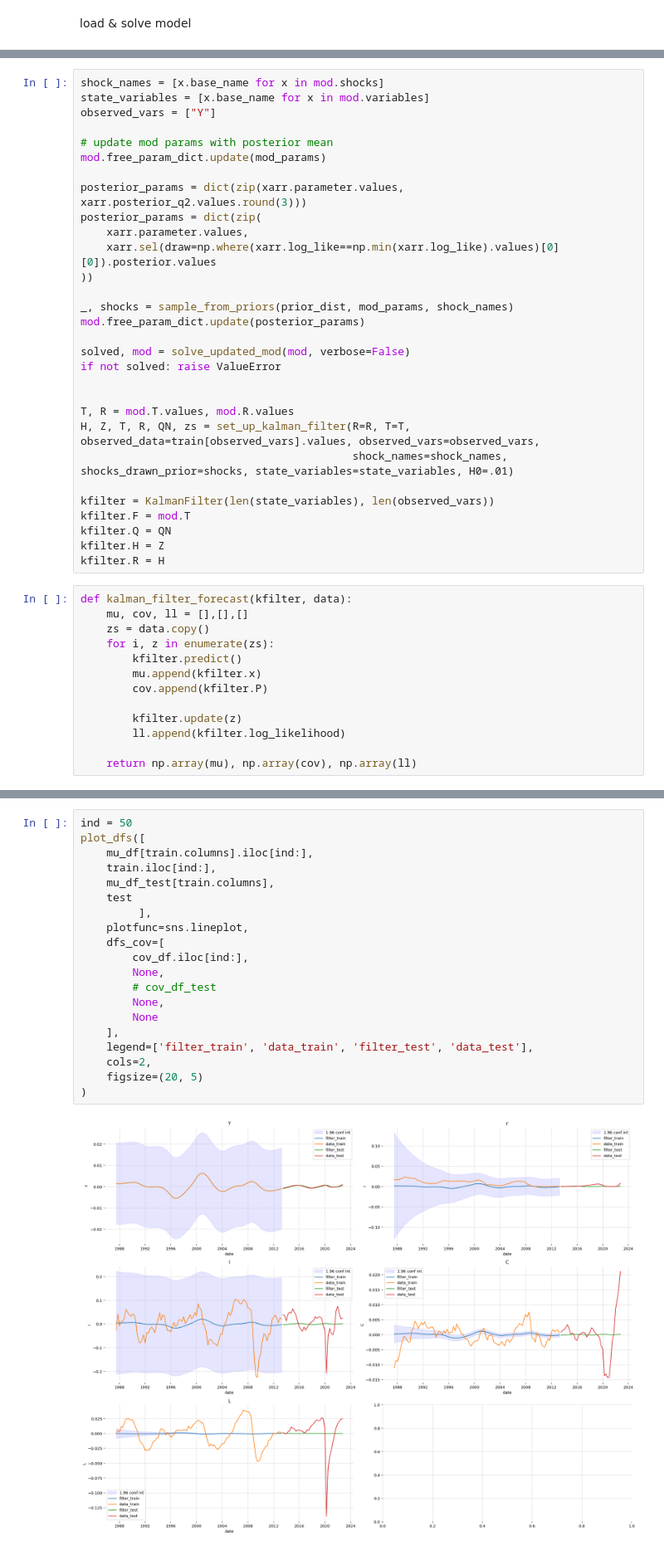
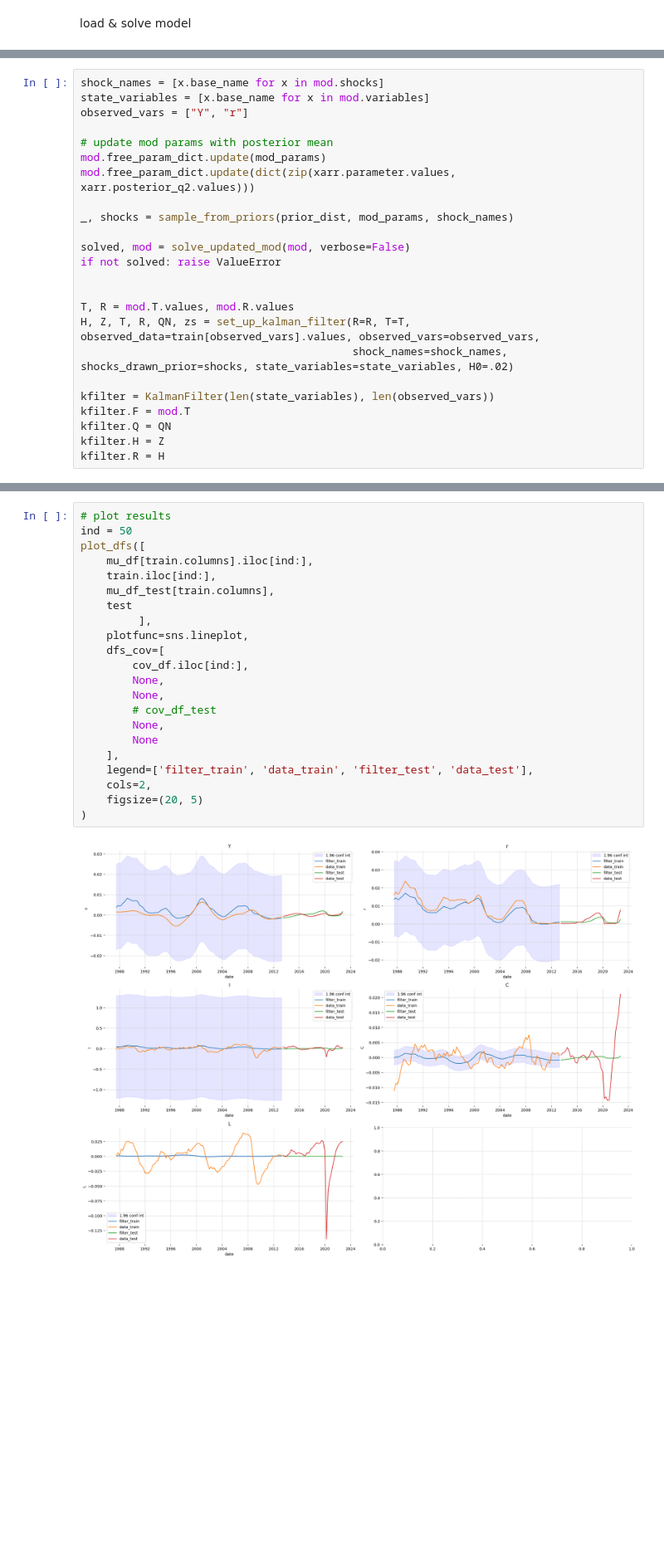
Before and after one commit to lukasgrahl/memoire1, a Jupyter notebook: notebooks/04-forecasting.ipynb, the cells around one changed output, grey strips where cells are left out. Shown at 83% size. Saved outputs shown, nothing was run; the diff lists cells and outputs as text; blank space fills up the shorter version.

```diff
--- a/notebooks/04-forecasting.ipynb
+++ b/notebooks/04-forecasting.ipynb
@@ -162,19 +136,13 @@ def solve_updated_mod(mod, verbose: bool = True, **kwargs) -> (bool, object):
 # %%
 shock_names = [x.base_name for x in mod.shocks]
 state_variables = [x.base_name for x in mod.variables]
-observed_vars = ["Y"]
+observed_vars = ["Y", "r"]
 
 # update mod params with posterior mean
 mod.free_param_dict.update(mod_params)
-
-posterior_params = dict(zip(xarr.parameter.values, xarr.posterior_q2.values.round(3)))
-posterior_params = dict(zip(
-    xarr.parameter.values,
-    xarr.sel(draw=np.where(xarr.log_like==np.min(xarr.log_like).values)[0][0]).posterior.values
-))
+mod.free_param_dict.update(dict(zip(xarr.parameter.values, xarr.posterior_q2.values)))
 
 _, shocks = sample_from_priors(prior_dist, mod_params, shock_names)
-mod.free_param_dict.update(posterior_params)
 
 solved, mod = solve_updated_mod(mod, verbose=False)
 if not solved: raise ValueError
@@ -182,23 +150,10 @@ if not solved: raise ValueError
 
 T, R = mod.T.values, mod.R.values
 H, Z, T, R, QN, zs = set_up_kalman_filter(R=R, T=T, observed_data=train[observed_vars].values, observed_vars=observed_vars,
-                                          shock_names=shock_names, shocks_drawn_prior=shocks, state_variables=state_variables, H0=.01)
+                                          shock_names=shock_names, shocks_drawn_prior=shocks, state_variables=state_variables, H0=.02)
 
 kfilter = KalmanFilter(len(state_variables), len(observed_vars))
 kfilter.F = mod.T
 kfilter.Q = QN
 kfilter.H = Z
 kfilter.R = H
-# %%
-def kalman_filter_forecast(kfilter, data):
-    mu, cov, ll = [],[],[]
-    zs = data.copy()
-    for i, z in enumerate(zs):
-        kfilter.predict()
-        mu.append(kfilter.x)
-        cov.append(kfilter.P)
-
-        kfilter.update(z)
-        ll.append(kfilter.log_likelihood)
-
-    return np.array(mu), np.array(cov), np.array(ll)
@@ -226,23 +185,25 @@ cov_df_test = pd.DataFrame(cov.diagonal(axis1=1, axis2=2), columns=[item.base_na
 # %%
+# plot results
 ind = 50
 plot_dfs([
     mu_df[train.columns].iloc[ind:],
     train.iloc[ind:],
     mu_df_test[train.columns],
     test
          ],
     plotfunc=sns.lineplot,
     dfs_cov=[
         cov_df.iloc[ind:],
         None,
+        None,
         # cov_df_test
         None,
         None
     ],
     legend=['filter_train', 'data_train', 'filter_test', 'data_test'],
     cols=2,
     figsize=(20, 5)
 )
 # %% [output]
-[figure, old version]
+[figure, new version]
 # %% [markdown]
```
Also changed, not shown: parts of 21 cells of this notebook, 2 other files.
